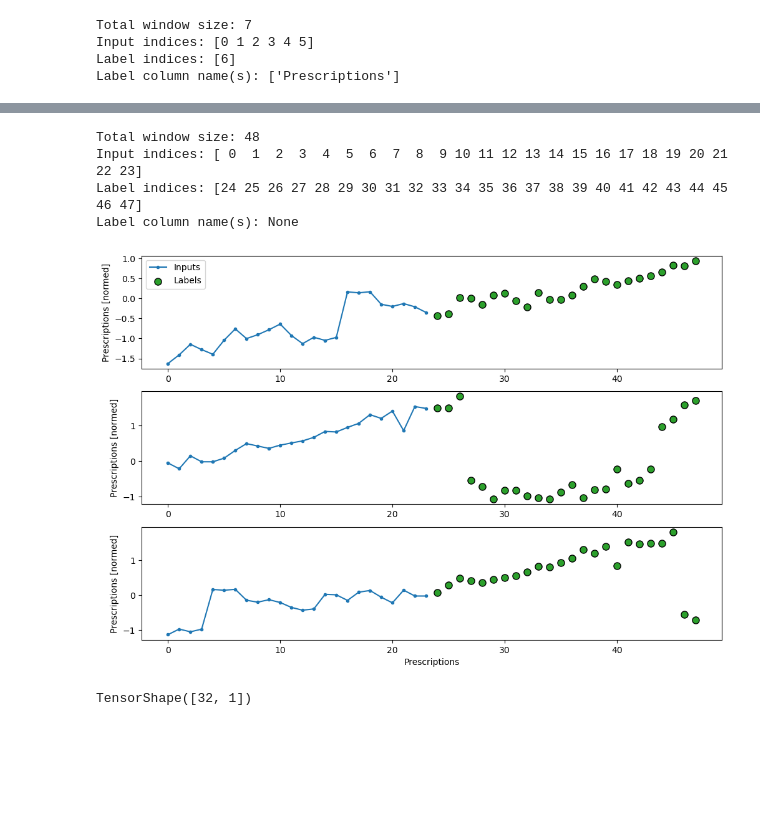
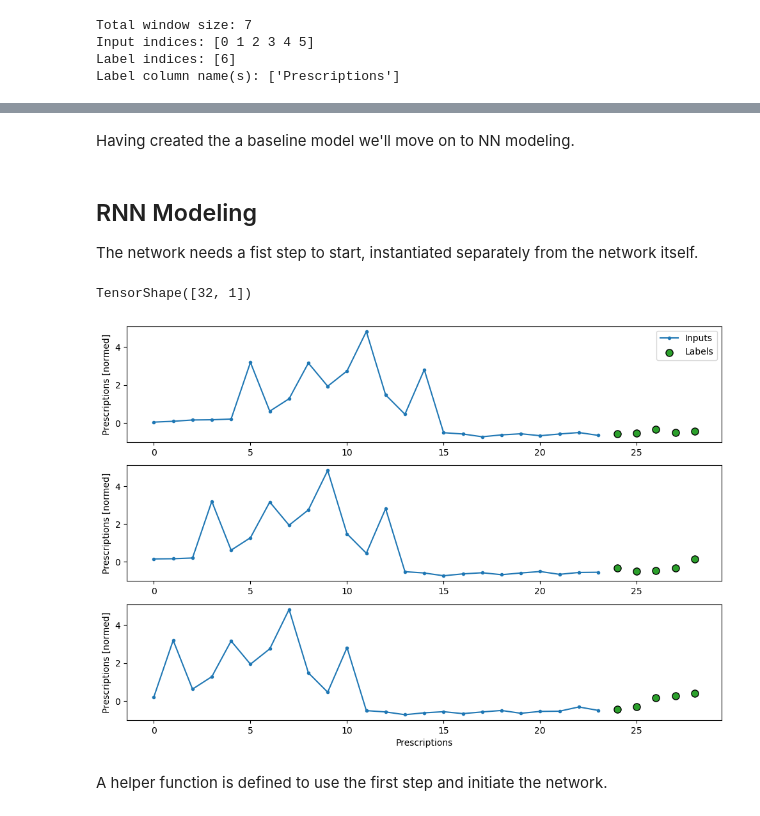
Before and after one commit to AlbertWKing/Medicaid-Capstone, a Jupyter notebook: AlbertKing_MedicaidCapstone_Book3.ipynb, the cells around one changed output, grey strips where cells are left out. Saved outputs shown, nothing was run; the diff lists cells and outputs as text; code cells hidden in the pictures; blank space fills up the shorter version.

```diff
--- a/AlbertKing_MedicaidCapstone_Book3.ipynb
+++ b/AlbertKing_MedicaidCapstone_Book3.ipynb
@@ -25,9 +62,6 @@ parent_df.head(3)
 | 06/30/1991 | 64671.0 | 908574.0 | NaN | 904910.0 | 7569682.0 | 559830.0 | 950321.0 | NaN | 180563.0 | 3393291.0 | ... | ... |
 | 09/30/1991 | 78263.0 | 1055462.0 | NaN | 913206.0 | 9900547.0 | 541989.0 | 665685.0 | 106161.0 | 195679.0 | 3206257.0 | ... | ... |
 3 rows × 51 columns
-# %%
-parent_df.drop(['TN','WA','SD'],axis=1,inplace=True)
-parent_df.drop(['09/30/2022'],axis=0,inplace=True)
 # %%
 # find total for each date
 
@@ -150,9 +194,17 @@ To enable them in other operations, rebuild TensorFlow with the appropriate comp
 # %%
 def plot(self, model=None, plot_col='Prescriptions', max_subplots=3):
+  """
+  Inputs model and columns to plot. Output is pyplot stacked subplots for fit windows.
+  """
+
+  # labels are split out
   inputs, labels = self.example
+
   plt.figure(figsize=(12, 8))
   plot_col_index = self.column_indices[plot_col]
+
   max_n = min(max_subplots, len(inputs))
+
   for n in range(max_n):
     plt.subplot(max_n, 1, n+1)
     plt.ylabel(f'{plot_col} [normed]')
@@ -180,4 +232,5 @@ def plot(self, model=None, plot_col='Prescriptions', max_subplots=3):
 
   plt.xlabel('Prescriptions')
 
+# give function to window generator
 WindowGenerator.plot = plot
@@ -293,47 +370,56 @@ Label column name(s): ['Prescriptions']
-# %%
-OUT_STEPS = 24
-multi_window = WindowGenerator(input_width=24,
-                               label_width=OUT_STEPS,
-                               shift=OUT_STEPS)
-
-multi_window.plot()
-multi_window
-# %% [output]
-Total window size: 48
-Input indices: [ 0  1  2  3  4  5  6  7  8  9 10 11 12 13 14 15 16 17 18 19 20 21 22 23]
-Label indices: [24 25 26 27 28 29 30 31 32 33 34 35 36 37 38 39 40 41 42 43 44 45 46 47]
-Label column name(s): None
-[figure, removed]
+# %% [markdown]
+Having created the a baseline model we'll move on to NN modeling.
+# %% [markdown]
+## RNN Modeling
+
+The network needs a fist step to start, instantiated separately from the network itself.
 # %%
-# ITS FIRST STEP
+# Its First Step
 
 class FeedBack(tf.keras.Model):
+  # helper function for first step. Retains the current status of the network.
   def __init__(self, units, out_steps):
     super().__init__()
     self.out_steps = out_steps
     self.units = units
     self.lstm_cell = tf.keras.layers.LSTMCell(units)
     # Also wrap the LSTMCell in an RNN to simplify the `warmup` method.
     self.lstm_rnn = tf.keras.layers.RNN(self.lstm_cell, return_state=True)
     self.dense = tf.keras.layers.Dense(num_features)
 
 feedback_model = FeedBack(units=32, out_steps=OUT_STEPS)
 
 def warmup(self, inputs):
   # inputs.shape => (batch, time, features)
   # x.shape => (batch, lstm_units)
   x, *state = self.lstm_rnn(inputs)
 
   # predictions.shape => (batch, features)
   prediction = self.dense(x)
   return prediction, state
 
+# steps to predict forward
+OUT_STEPS = 5
+
+# relayed to window function
+multi_window = WindowGenerator(input_width=24,
+                               label_width=OUT_STEPS,
+                               shift=OUT_STEPS)
+
+
+# first step is plotted
+multi_window.plot()
+multi_window
+
 FeedBack.warmup = warmup
 
 prediction, state = feedback_model.warmup(multi_window.example[0])
 prediction.shape
 # %% [output]
 TensorShape([32, 1])
+[figure, added]
+# %% [markdown]
+A helper function is defined to use the first step and initiate the network.
 # %%
 def call(self, inputs, training=None):
   # Use a TensorArray to capture dynamically unrolled outputs.
```
Also changed, not shown: parts of 33 cells of this notebook, 3 other files.
